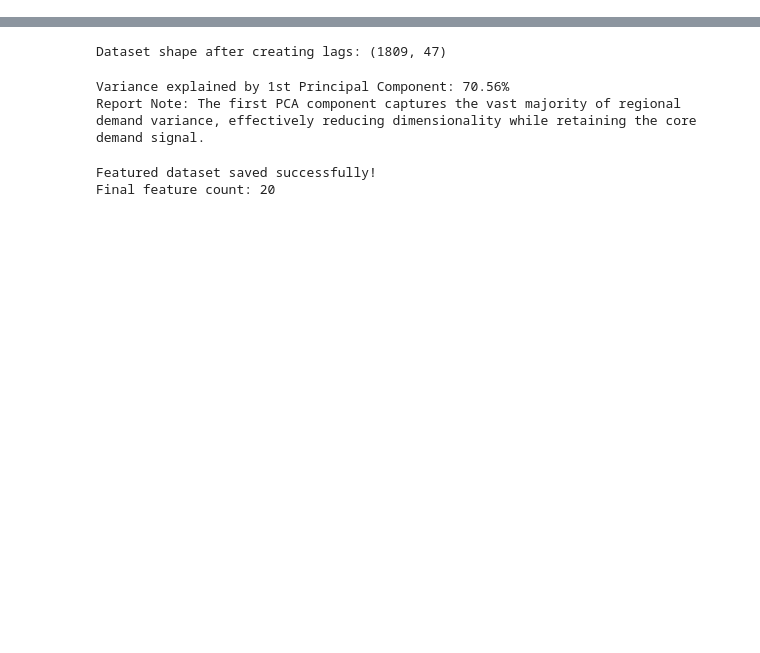
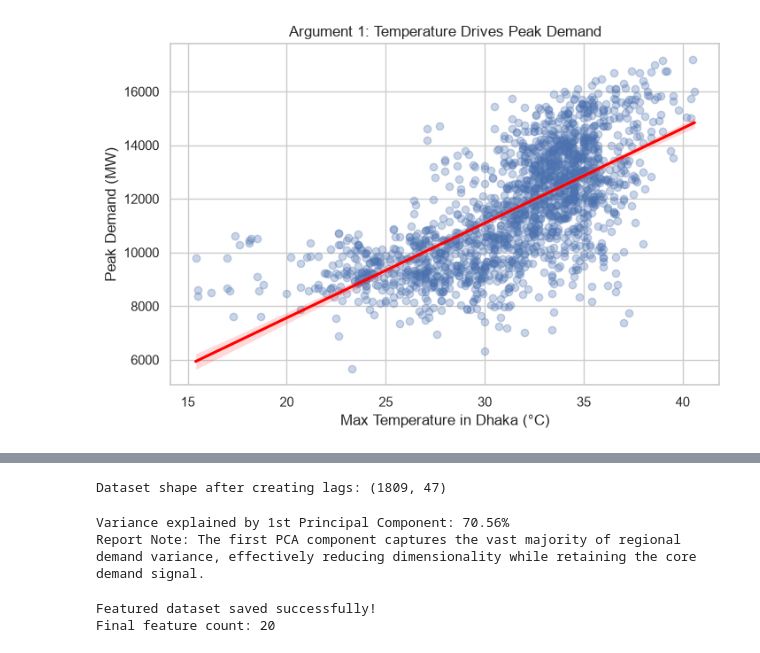
Before and after one commit to TauhidulHaq/CSE437-DemandForecast-12, a Jupyter notebook: notebooks/03_feature_engineering.ipynb, the cells around one changed output, grey strips where cells are left out. Drawn from its saved outputs; the diff is of its cells as text; code cells hidden in the pictures; blank space fills up the shorter version.

Commit message:
descriptive statistics done

```diff
--- a/notebooks/03_feature_engineering.ipynb
+++ b/notebooks/03_feature_engineering.ipynb
@@ -0,0 +1,82 @@
+# %%
+#Analysis of the data so far
+%pip install tabulate
+
+import pandas as pd
+import seaborn as sns
+import matplotlib.pyplot as plt
+import os
+
+
+os.makedirs('../figures', exist_ok=True)
+
+# Load the dataset
+df = pd.read_csv("../data/processed/clean_demand_data.csv")
+
+
+target = 'Max. Demand at eve. peak (Generation end)'
+key_features = [
+    target,
+    'Maximum Temperature in Dhaka was',
+    'Gas/LF limitation',
+    'Dhaka_load'
+]
+
+
+cols = [c for c in key_features if c in df.columns]
+
+
+print("--- 3.1 Descriptive Statistics ---")
+# Calculating specific metrics for central tendency, spread, and shape (skewness)
+stats_df = pd.DataFrame({
+    'Mean': df[cols].mean(),
+    'Median': df[cols].median(),
+    'Std Dev': df[cols].std(),
+    'Min': df[cols].min(),
+    'Max': df[cols].max(),
+    'Skewness': df[cols].skew() # Positive = Right skewed, Negative = Left skewed
+}).round(2)
+
+print(stats_df.to_markdown())
+
+
+
+print("\n--- 3.2 Generating Relationship Figures ---")
+sns.set_theme(style="whitegrid")
+
+# Figure 1: Weather driving Demand
+plt.figure(figsize=(8, 5))
+sns.regplot(
+    data=df,
+    x='Maximum Temperature in Dhaka was',
+    y=target,
+    scatter_kws={'alpha': 0.3},
+    line_kws={'color': 'red'}
+)
+plt.title('Argument 1: Temperature Drives Peak Demand')
+plt.xlabel('Max Temperature in Dhaka (°C)')
+plt.ylabel('Peak Demand (MW)')
+plt.savefig('../figures/01_temp_vs_demand_scatter.png', bbox_inches='tight')
+plt.show()
+
+# Figure 2: Constraints driving Load Shedding
+if 'Gas/LF limitation' in df.columns and 'Dhaka_load' in df.columns:
+    plt.figure(figsize=(8, 5))
+    sns.scatterplot(
+        data=df,
+        x='Gas/LF limitation',
+        y='Dhaka_load',
+        alpha=0.5,
+        color='orange'
+    )
+    plt.title('Argument 2: Gas Constraints Mirror Load Shedding Severity')
+    plt.xlabel('Gas/LF Limitation (MW)')
+    plt.ylabel('Dhaka Load Shedding (MW)')
+    plt.savefig('../figures/02_gas_vs_load_scatter.png', bbox_inches='tight')
+    plt.show()
+
+
+print("\n--- 3.3 Correlation with Target (For bullet points) ---")
+correlations = df[cols].corr()[target].sort_values(ascending=False)
+print(correlations.round(3))
+# %% [output]
@@ -0,0 +95 @@
+[figure, added]
```
Also changed, not shown: parts of 1 cell of this notebook, 4 other files.
